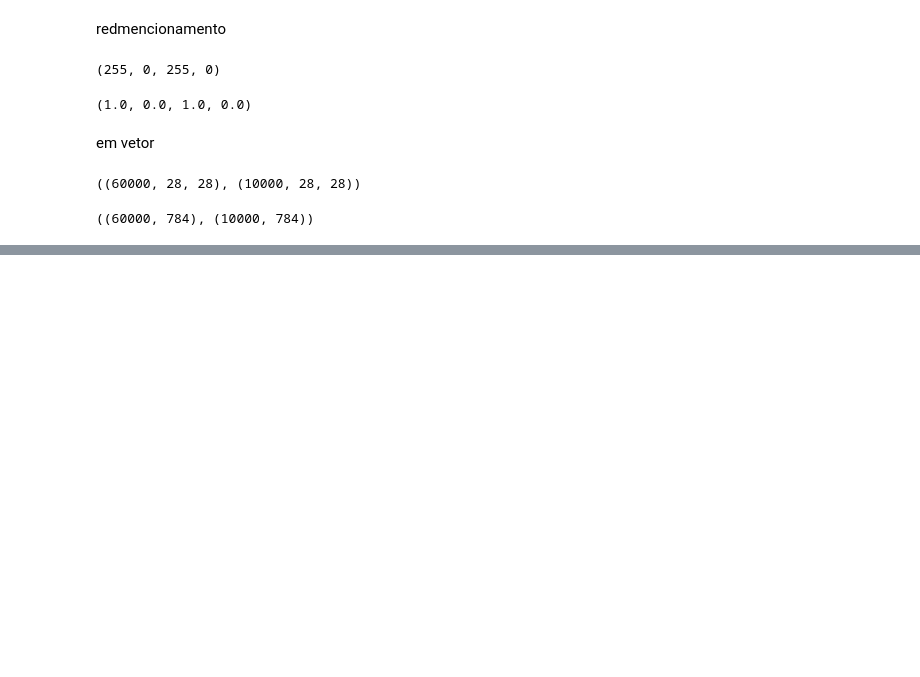
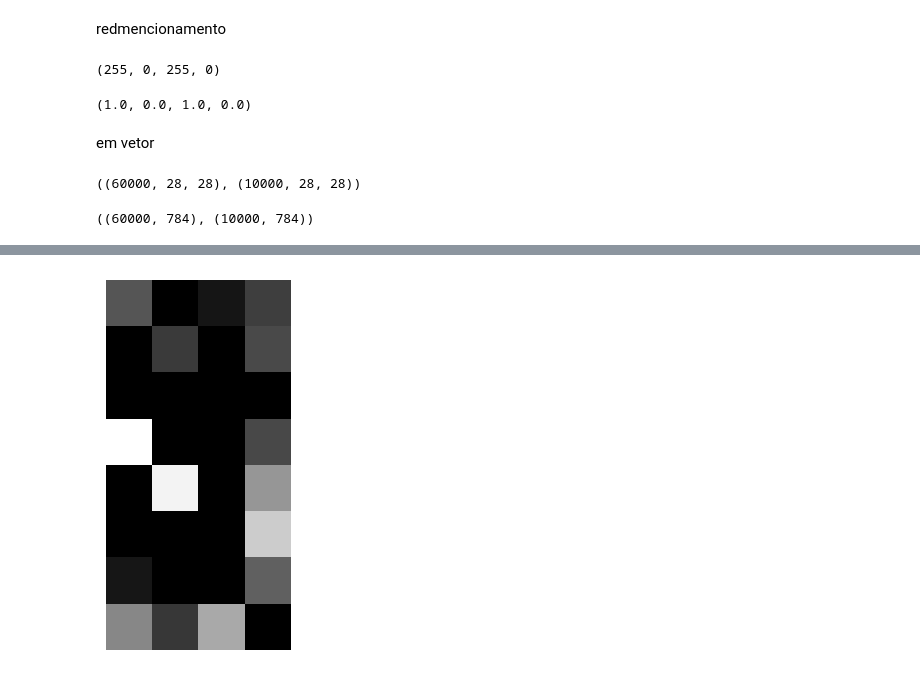
Before and after one commit to KauaHenSilva/python_autoencoders, a Jupyter notebook: autoencode_linear.ipynb, the cells around one changed output, grey strips where cells are left out. Saved outputs shown, nothing was run; the diff lists cells and outputs as text; code cells hidden in the pictures; blank space fills up the shorter version.

```diff
--- a/autoencode_linear.ipynb
+++ b/autoencode_linear.ipynb
@@ -91,0 +132,4 @@ x_train.shape, x_test.shape
+# %%
+network.compile(optimizer='adam', loss='binary_crossentropy', metrics=['accuracy'])
+# %%
+historic = network.fit(x_train, x_train, epochs=10, validation_data=(x_test, x_test))
@@ -91,0 +173,3 @@ x_train.shape, x_test.shape
+# %%
+encoder = tf.keras.Model(inputs=network.inputs[0], outputs=network.get_layer('imagem_codificada').output)
+encoder.summary()
@@ -91,0 +206,3 @@ x_train.shape, x_test.shape
+# %%
+img_codificada = encoder.predict(x_test[0].reshape(1, -1))
+img_codificada.shape
@@ -91,0 +212,6 @@ x_train.shape, x_test.shape
+# %%
+plt.imshow(img_codificada.reshape(8,4), cmap='gray')
+plt.axis('off')
+plt.show()
+# %% [output]
+[figure, added]
```
Also changed, not shown: parts of 12 cells of this notebook.
